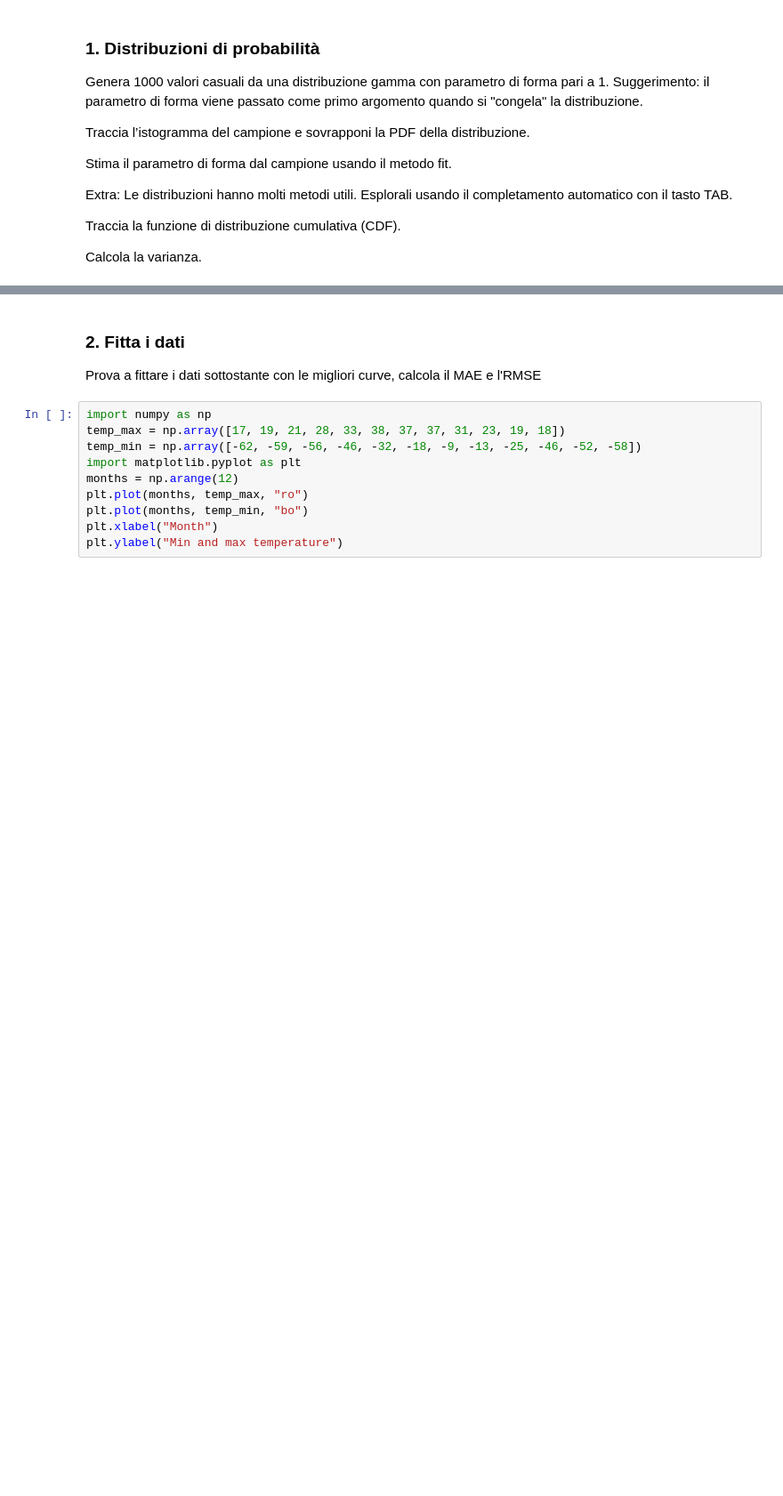
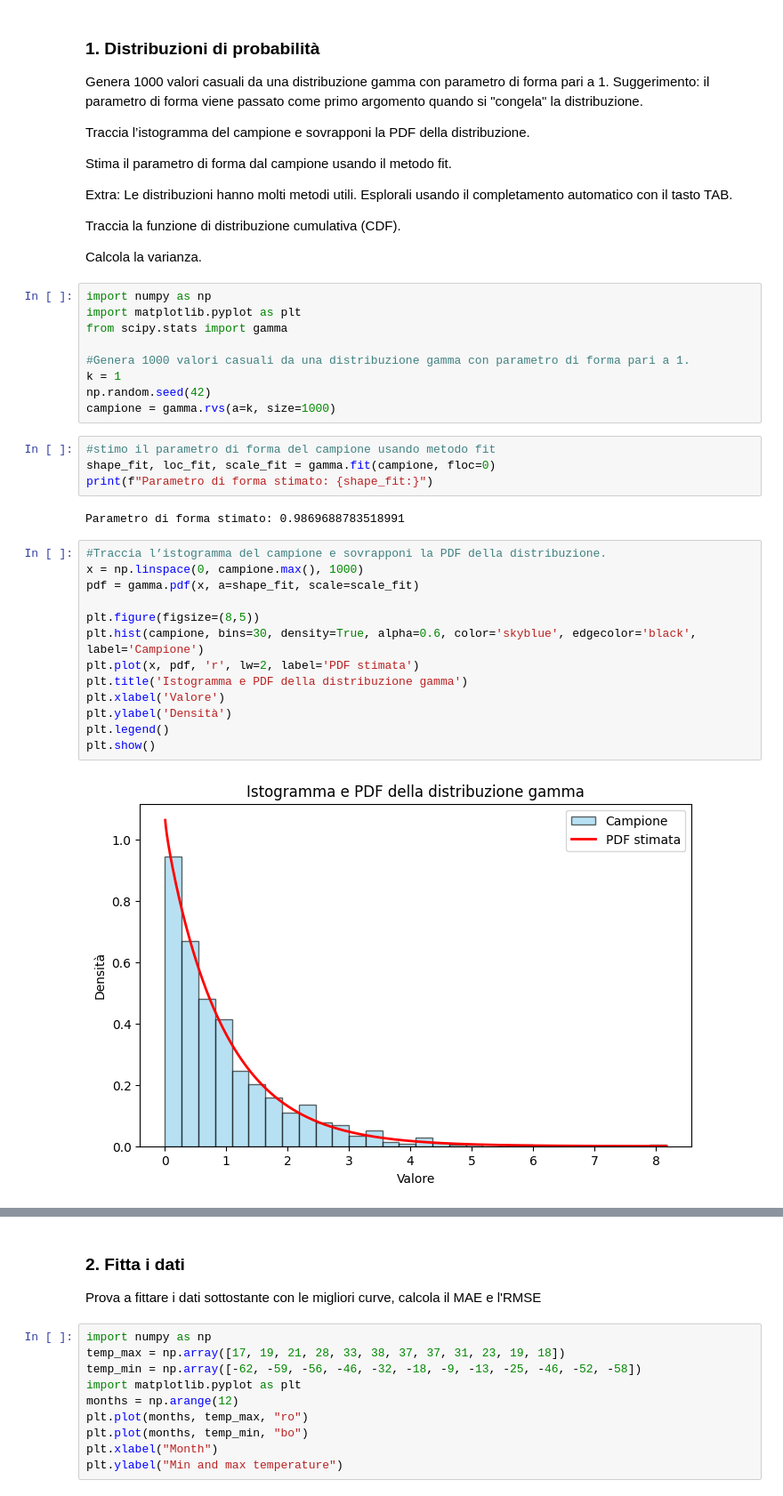
Before and after one commit to lisacontardo/Lab_2, a Jupyter notebook: 6_Esercizi_lez_6.ipynb, the cells around one changed output, grey strips where cells are left out. Shown at 89% size. Drawn from its saved outputs; the diff is of its cells as text; blank space fills up the shorter version.

```diff
--- a/6_Esercizi_lez_6.ipynb
+++ b/6_Esercizi_lez_6.ipynb
@@ -13,3 +13,33 @@ Le distribuzioni hanno molti metodi utili. Esplorali usando il completamento aut
 Traccia la funzione di distribuzione cumulativa (CDF).
 
 Calcola la varianza.
+# %%
+import numpy as np
+import matplotlib.pyplot as plt
+from scipy.stats import gamma
+
+#Genera 1000 valori casuali da una distribuzione gamma con parametro di forma pari a 1.
+k = 1
+np.random.seed(42)
+campione = gamma.rvs(a=k, size=1000)
+# %%
+#stimo il parametro di forma del campione usando metodo fit
+shape_fit, loc_fit, scale_fit = gamma.fit(campione, floc=0)
+print(f"Parametro di forma stimato: {shape_fit:}")
+# %% [output]
+Parametro di forma stimato: 0.9869688783518991
+# %%
+#Traccia l’istogramma del campione e sovrapponi la PDF della distribuzione.
+x = np.linspace(0, campione.max(), 1000)
+pdf = gamma.pdf(x, a=shape_fit, scale=scale_fit)
+
+plt.figure(figsize=(8,5))
+plt.hist(campione, bins=30, density=True, alpha=0.6, color='skyblue', edgecolor='black', label='Campione')
+plt.plot(x, pdf, 'r', lw=2, label='PDF stimata')
+plt.title('Istogramma e PDF della distribuzione gamma')
+plt.xlabel('Valore')
+plt.ylabel('Densità')
+plt.legend()
+plt.show()
+# %% [output]
+[figure, added]
```
Also changed, not shown: parts of 2 cells of this notebook.
